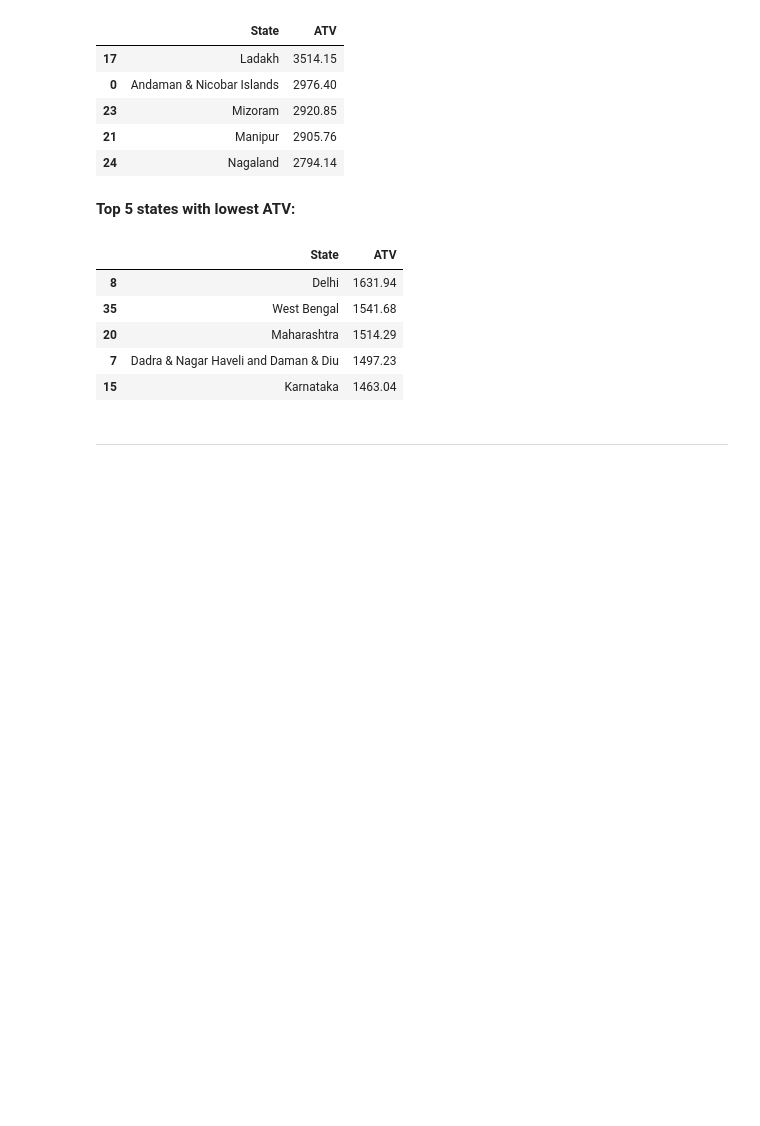
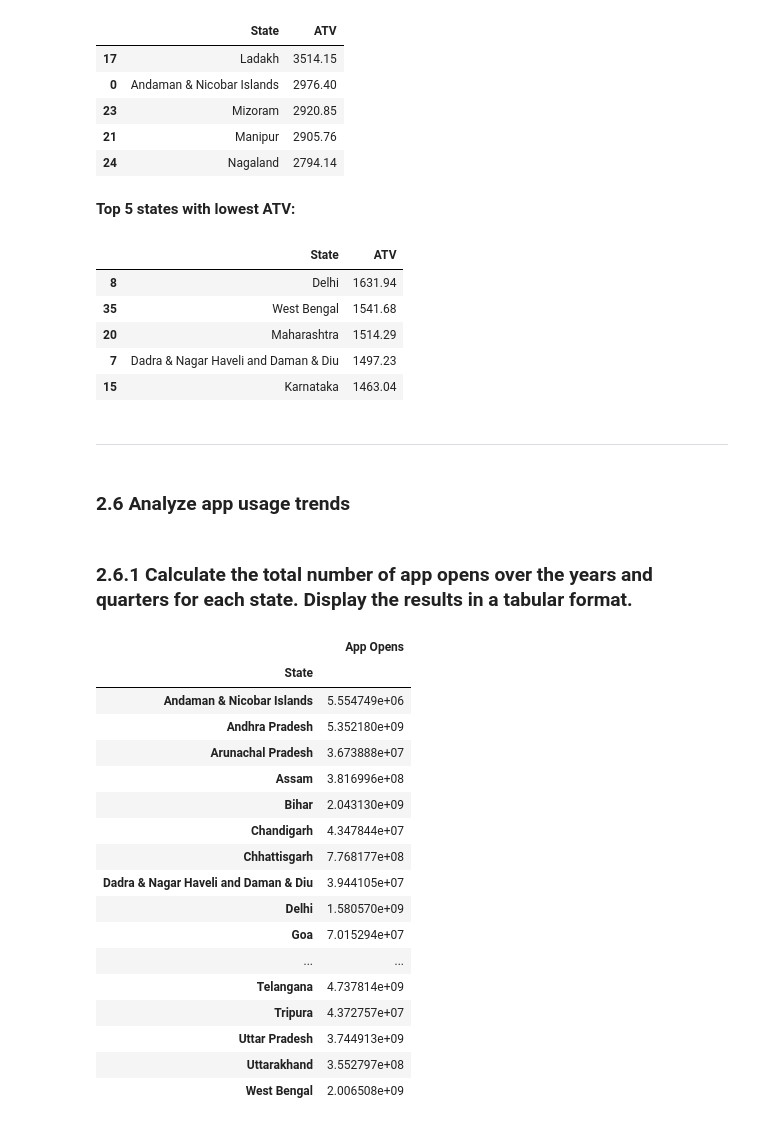
Before and after one commit to chetanchandel31/da_phone_pe, a Jupyter notebook: notebooks/01_phone_pe_analysis.ipynb, the cells around one changed output. Saved outputs shown, nothing was run; the diff lists cells and outputs as text; code cells hidden in the pictures; blank space fills up the shorter version.

```diff
--- a/notebooks/01_phone_pe_analysis.ipynb
+++ b/notebooks/01_phone_pe_analysis.ipynb
@@ -945,3 +945,30 @@ display(df_state_atv.tail(5))
 | 15 | Karnataka | 1463.04 |
 # %% [markdown]
 ---
+# %% [markdown]
+### **2.6 Analyze app usage trends**
+# %% [markdown]
+### 2.6.1 Calculate the total number of app opens over the years and quarters for each state. Display the results in a tabular format.
+# %%
+df = dfs["state_txn_users"]
+
+display(df.groupby("State").agg({"App Opens": "sum"}))
+# %% [output]
+|  | App Opens |
+| State |  |
+| Andaman & Nicobar Islands | 5.554749e+06 |
+| Andhra Pradesh | 5.352180e+09 |
+| Arunachal Pradesh | 3.673888e+07 |
+| Assam | 3.816996e+08 |
+| Bihar | 2.043130e+09 |
+| Chandigarh | 4.347844e+07 |
+| Chhattisgarh | 7.768177e+08 |
+| Dadra & Nagar Haveli and Daman & Diu | 3.944105e+07 |
+| Delhi | 1.580570e+09 |
+| Goa | 7.015294e+07 |
+| ... | ... |
+| Telangana | 4.737814e+09 |
+| Tripura | 4.372757e+07 |
+| Uttar Pradesh | 3.744913e+09 |
+| Uttarakhand | 3.552797e+08 |
+| West Bengal | 2.006508e+09 |
```
Also changed, not shown: parts of 5 cells of this notebook.
